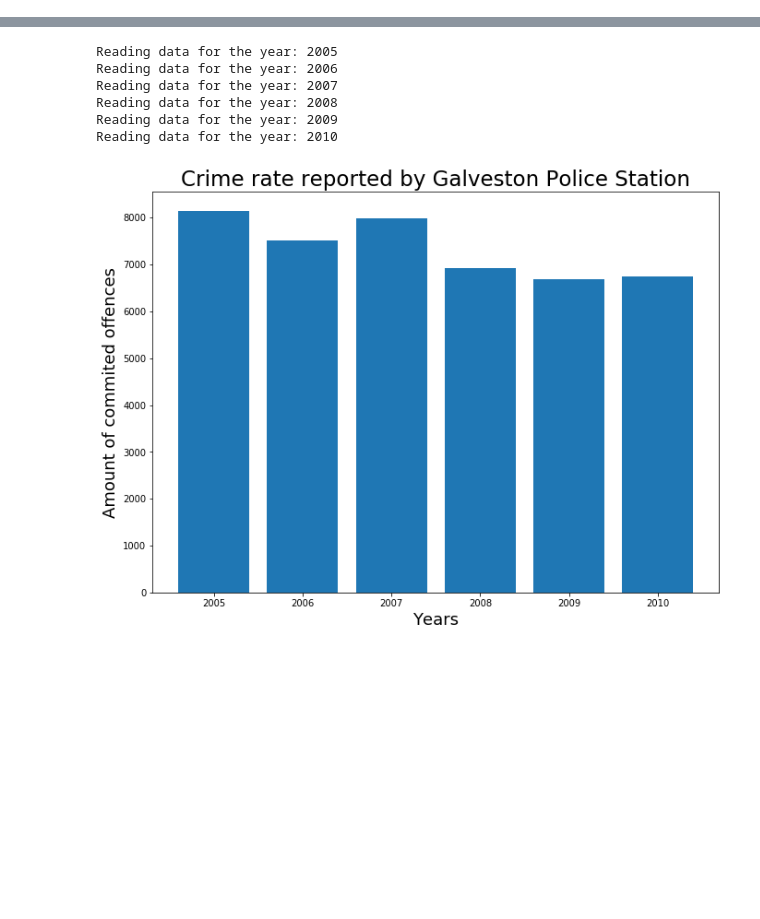
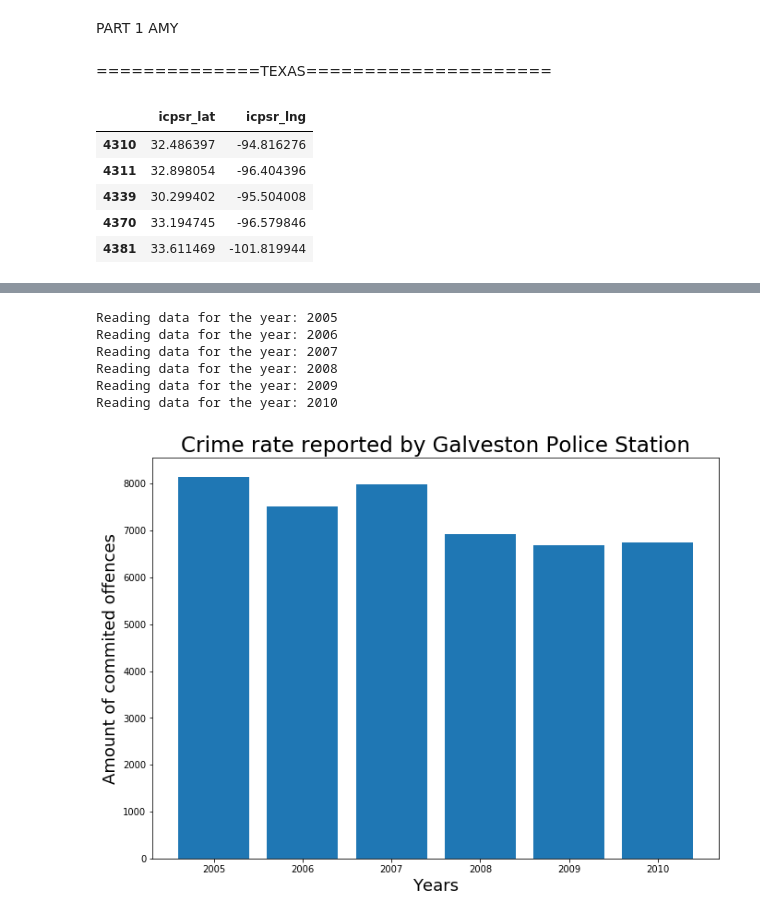
Before and after one commit to olegmrnv/crime_correlations, a Jupyter notebook: notebooks/data_analysis.ipynb, the cells around one changed output, grey strips where cells are left out. Cells and saved outputs as stored; diff of their text form; code cells hidden in the pictures; blank space fills up the shorter version.

```diff
--- a/notebooks/data_analysis.ipynb
+++ b/notebooks/data_analysis.ipynb
@@ -0,0 +1,2 @@
+# %% [markdown]
+PART 1 AMY
@@ -0,0 +17,27 @@
+# %% [markdown]
+==============TEXAS=====================
+# %%
+#read in combined csvfile
+tx_agencies_df = pd.read_csv("../data/cleandata/tx_combined_2004-2015.csv")
+tx_ike_df = tx_agencies_df.loc[tx_agencies_df["report_year"] == 2008, :]
+
+#drop records where lat or long is Null
+clean_tx_agencies_df = tx_agencies_df.dropna(subset = ['icpsr_lat', 'icpsr_lng'])
+
+#limit  data to year of natural disaster
+ike_agencies_pd = clean_tx_agencies_df.loc[clean_tx_agencies_df["report_year"] == 2008, :]
+
+# show only participating agencies
+part_ike_agencies_df = ike_agencies_pd.loc[ike_agencies_pd["nibrs_months_reported"] == 12, :]
+part_ike_agencies_df = pd.DataFrame(part_ike_agencies_df)
+# %%
+# Store 'Lat' and 'Lng' into  locations
+part_tx_locations = part_ike_agencies_df[["icpsr_lat", "icpsr_lng"]].astype(float)
+part_tx_locations.head()
+# %% [output]
+|  | icpsr_lat | icpsr_lng |
+| 4310 | 32.486397 | -94.816276 |
+| 4311 | 32.898054 | -96.404396 |
+| 4339 | 30.299402 | -95.504008 |
+| 4370 | 33.194745 | -96.579846 |
+| 4381 | 33.611469 | -101.819944 |
```
Also changed, not shown: parts of 19 cells of this notebook, 1 other file.
